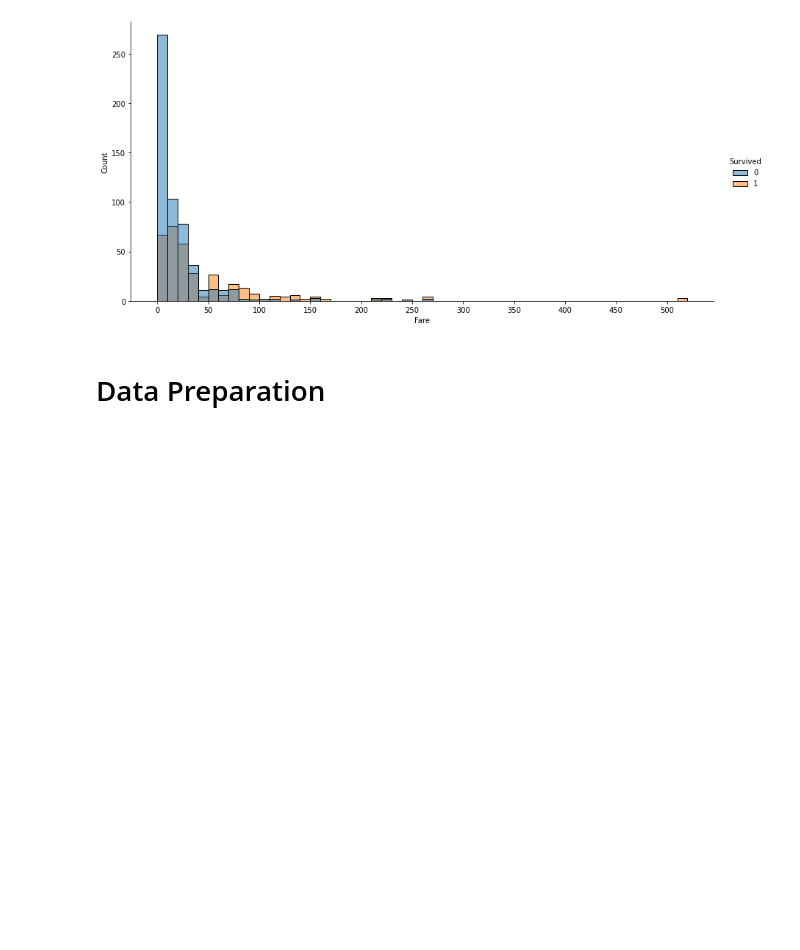
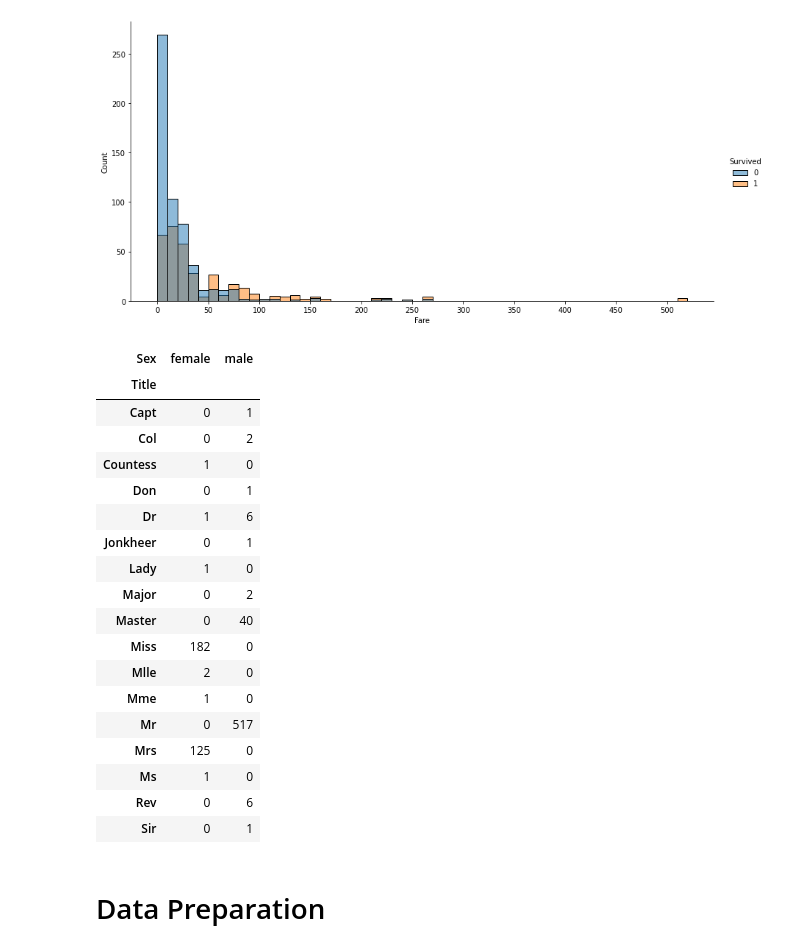
Before and after one commit to lucasnbarros/titanic-machine-learning-from-disaster, a Jupyter notebook: titanic-machine-learning-from-disaster.ipynb, the cells around one changed output. Saved outputs shown, nothing was run; the diff lists cells and outputs as text; code cells hidden in the pictures; blank space fills up the shorter version.

```diff
--- a/titanic-machine-learning-from-disaster.ipynb
+++ b/titanic-machine-learning-from-disaster.ipynb
@@ -337,6 +315,31 @@ plt.xticks(np.arange(min(train_df.Fare), max(train_df.Fare)+1, 50))
 plt.show()
 # %% [output]
 [figure]
+# %%
+for dataset in combine:
+    dataset['Title'] = dataset.Name.str.extract(' ([A-Za-z]+)\.', expand=False)
+
+pd.crosstab(train_df['Title'], train_df['Sex'])
+# %% [output]
+| Sex | female | male |
+| Title |  |  |
+| Capt | 0 | 1 |
+| Col | 0 | 2 |
+| Countess | 1 | 0 |
+| Don | 0 | 1 |
+| Dr | 1 | 6 |
+| Jonkheer | 0 | 1 |
+| Lady | 1 | 0 |
+| Major | 0 | 2 |
+| Master | 0 | 40 |
+| Miss | 182 | 0 |
+| Mlle | 2 | 0 |
+| Mme | 1 | 0 |
+| Mr | 0 | 517 |
+| Mrs | 125 | 0 |
+| Ms | 1 | 0 |
+| Rev | 0 | 6 |
+| Sir | 0 | 1 |
 # %% [markdown]
 # Data Preparation
 # %% [markdown]
```
Also changed, not shown: parts of 12 cells of this notebook.
